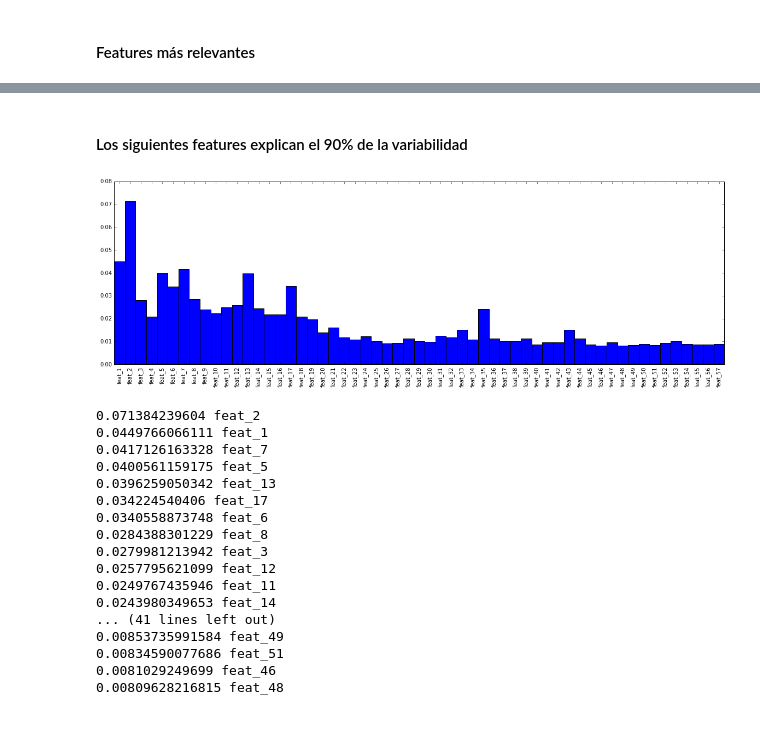
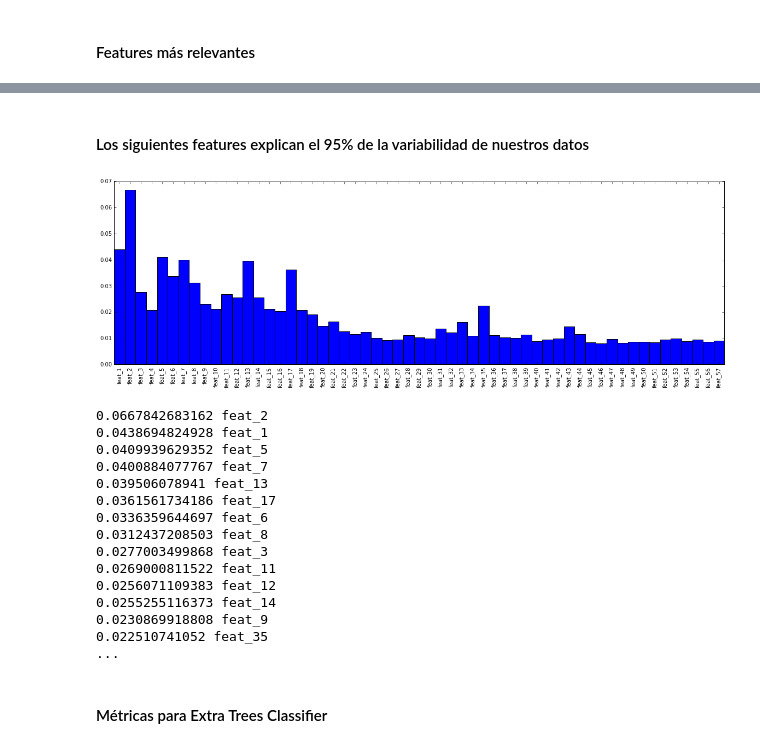
Before and after one commit to Pazitos10/DSS, a Jupyter notebook: tp_final/tp_final.ipynb, the cells around one changed output, grey strips where cells are left out. Saved outputs shown, nothing was run; the diff lists cells and outputs as text; code cells hidden in the pictures.

```diff
--- a/tp_final/tp_final.ipynb
+++ b/tp_final/tp_final.ipynb
@@ -32,10 +33,4 @@ def get_n_comp_expl_var(variance):
 # %%
-df = pd.read_csv('../TP5/data/train.csv')
-
-X = df.ix[:,1:-1].values
-y = df['target']
-
-le = preprocessing.LabelEncoder()
-y_encoded = le.fit_transform(y)
-
-X_train, X_test, y_train, y_test = train_test_split(X, y_encoded, test_size=0.25)
+DATASET_PATH = '../TP5/data/train.csv'
+X, y, n_classes = get_otto_dataset(DATASET_PATH)
+X_train, X_test, y_train, y_test = train_test_split(X, y, test_size=0.25)
@@ -138,0 +114,7 @@ avg / total       0.83      0.79      0.80     15470
+# %%
+n_components = 57 #explicamos el 95,2287597498% de la variabilidad
+pca = PCA(n_components=n_components)
+pca.fit(X)
+X_pca = pca.transform(X)
+X_pca_scaler = MinMaxScaler()
+X_pca_scaled = X_pca_scaler.fit_transform(X_pca)
@@ -138,0 +123,8 @@ avg / total       0.83      0.79      0.80     15470
+# %%
+filename = "etc_3"
+X_train, X_test, y_train, y_test = train_test_split(X_pca_scaled.astype(np.float32),
+                                                    y, test_size=0.25)
+# %%
+etc_3 = ExtraTreesClassifier(max_features=0.42, n_estimators=100, n_jobs=2)
+etc_3.fit(X_train, y_train)
+y_pred_etc_3 = etc_3.predict(X_test)
@@ -139,34 +155,37 @@ avg / total       0.83      0.79      0.80     15470
 # %% [markdown]
-#### Los siguientes features explican el 90% de la variabilidad
+#### Los siguientes features explican el 95% de la variabilidad de nuestros datos
 # %%
 importances = etc_3.feature_importances_
+
+df = pd.read_csv('../TP5/data/train.csv')
 
 text = map(lambda i: df.columns[1:-1][i], range(n_components))
 plt.figure(figsize=(20, 6))
 plt.bar(range(n_components), height=importances,  width=1.)
 plt.xticks(np.arange(0.5, n_components, 1.), text, rotation=90)
 plt.xlim((0, n_components))
 plt.show()
 
 indices = np.argsort(importances)[::-1]
-for i in range(n_components):
+for i in range(n_components/4):
     print importances[indices[i]], df.columns[1:-1][indices[i]]
+print "..."
 # %% [output]
-[figure, old version]
+[figure, new version]
-0.071384239604 feat_2
-0.0449766066111 feat_1
-0.0417126163328 feat_7
-0.0400561159175 feat_5
-0.0396259050342 feat_13
-0.034224540406 feat_17
-0.0340558873748 feat_6
-0.0284388301229 feat_8
-0.0279981213942 feat_3
-0.0257795621099 feat_12
-0.0249767435946 feat_11
-0.0243980349653 feat_14
-... (41 lines left out)
-0.00853735991584 feat_49
-0.00834590077686 feat_51
-0.0081029249699 feat_46
-0.00809628216815 feat_48
+0.0667842683162 feat_2
+0.0438694824928 feat_1
+0.0409939629352 feat_5
+0.0400884077767 feat_7
+0.039506078941 feat_13
+0.0361561734186 feat_17
+0.0336359644697 feat_6
+0.0312437208503 feat_8
+0.0277003499868 feat_3
+0.0269000811522 feat_11
+0.0256071109383 feat_12
+0.0255255116373 feat_14
+0.0230869918808 feat_9
+0.022510741052 feat_35
+...
+# %% [markdown]
+#### Métricas para Extra Trees Classifier
```
Also changed, not shown: parts of 43 cells of this notebook.
